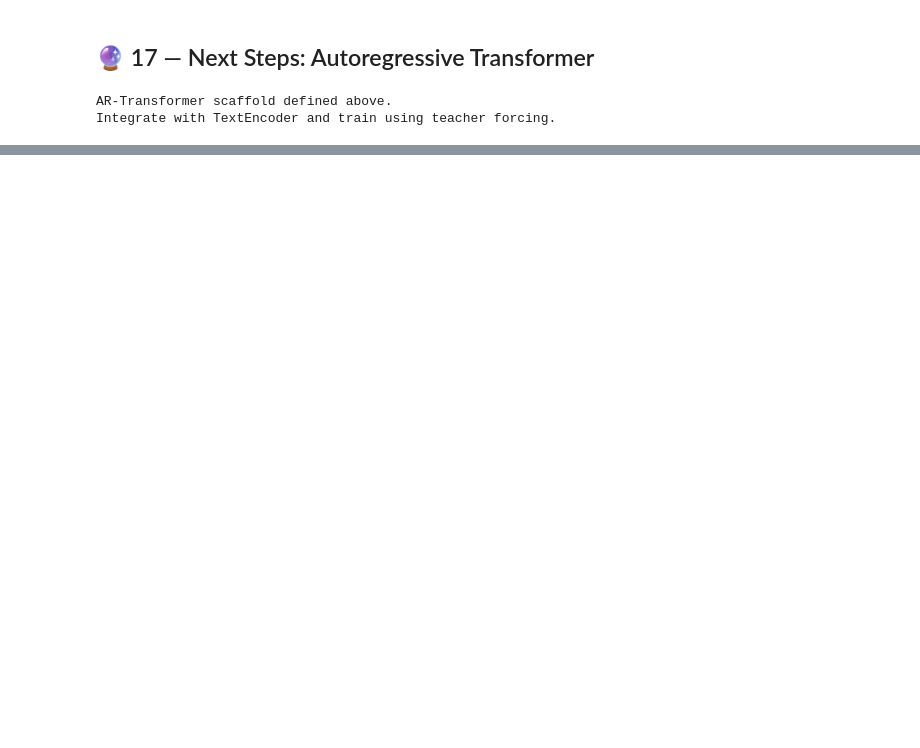
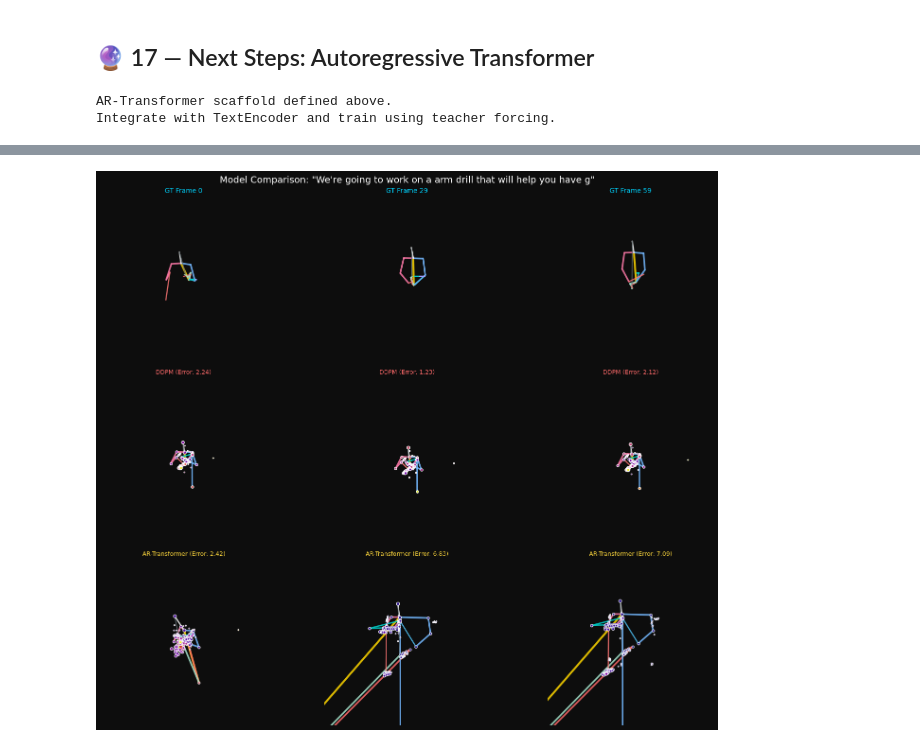
Before and after one commit to sarrazer24/sign-language-production, a Jupyter notebook: phase1_text_to_pose/notebooks/train_b.ipynb, the cells around one changed output, grey strips where cells are left out. Saved outputs shown, nothing was run; the diff lists cells and outputs as text; code cells hidden in the pictures; blank space fills up the shorter version.

Commit message:
Kaggle Notebook | train_b | Version 87

```diff
--- a/phase1_text_to_pose/notebooks/train_b.ipynb
+++ b/phase1_text_to_pose/notebooks/train_b.ipynb
@@ -1689,0 +2236,83 @@ Integrate with TextEncoder and train using teacher forcing.
+# %%
+print("="*60)
+print("🎨 Comparing DDPM (Approach B) vs AR-Transformer (Approach C)")
+print("="*60)
+
+# Load a sample from dev set
+sample_idx = 0
+sample = dev_ds[sample_idx]
+text = sample['text']
+input_ids = sample['input_ids'].unsqueeze(0).to(DEVICE)
+attention_mask = sample['attention_mask'].unsqueeze(0).to(DEVICE)
+n_frames = min(sample['poses'].shape[0], 60)
+
+print(f"Sample text: {text[:100]}...")
+print(f"Number of frames: {n_frames}")
+
+# Generate with DDPM (Approach B)
+model.eval()
+with torch.no_grad():
+    ddpm_poses = model.generate(input_ids, attention_mask, n_frames=n_frames)
+    ddpm_poses = ddpm_poses[0].cpu().numpy()
+
+# Generate with AR-Transformer (Approach C)
+ar_model.eval()
+with torch.no_grad():
+    ar_poses = ar_model.generate(input_ids, attention_mask, n_frames=n_frames, temperature=0.3)
+    ar_poses = ar_poses[0].cpu().numpy()
+
+# Denormalize
+gt_poses = denormalize(sample['poses'][:n_frames].numpy(), stats)
+ddpm_denorm = denormalize(ddpm_poses, stats)
+ar_denorm = denormalize(ar_poses, stats)
+
+# Compute metrics
+ddpm_error = np.linalg.norm(ddpm_denorm - gt_poses, axis=-1).mean()
+ar_error = np.linalg.norm(ar_denorm - gt_poses, axis=-1).mean()
+
+print(f"\n📊 Comparison on sample {sample_idx}:")
+print(f"  DDPM MPJPE:        {ddpm_error:.4f}")
+print(f"  AR-Transformer MPJPE: {ar_error:.4f}")
+print(f"  Improvement:       {(ddpm_error - ar_error) / ddpm_error * 100:.1f}%")
+
+# Visualize side by side
+fig, axes = plt.subplots(3, 3, figsize=(15, 12), facecolor='#0d0d0d')
+fig.suptitle(f'Model Comparison: "{text[:60]}"', fontsize=14, color='white')
+
+frame_indices = np.linspace(0, n_frames-1, 3, dtype=int)
+
+for col, fi in enumerate(frame_indices):
+    # Compute limits
+    all_poses_frame = [gt_poses[fi], ddpm_denorm[fi], ar_denorm[fi]]
+    all_x = []
+    all_y = []
+    for poses in all_poses_frame:
+        all_x.extend(poses[:, 0])
+        all_y.extend(-poses[:, 1])
+    xm, ym = np.mean(all_x), np.mean(all_y)
+    spread = max(np.std(all_x) * 2, np.std(all_y) * 2, 0.8)
+    lims = (xm, ym, spread)
+
+    # Ground Truth
+    ax = axes[0, col]
+    plot_body_skeleton(ax, gt_poses[fi], lims)
+    ax.set_title(f'GT Frame {fi}', color='#00d4ff', fontsize=10)
+
+    # DDPM
+    ax = axes[1, col]
+    plot_body_skeleton(ax, ddpm_denorm[fi], lims, gt_frame=gt_poses[fi])
+    ax.set_title(f'DDPM (Error: {np.linalg.norm(ddpm_denorm[fi] - gt_poses[fi]):.2f})',
+                color='#ff6b6b', fontsize=9)
+
+    # AR-Transformer
+    ax = axes[2, col]
+    plot_body_skeleton(ax, ar_denorm[fi], lims, gt_frame=gt_poses[fi])
+    ax.set_title(f'AR-Transformer (Error: {np.linalg.norm(ar_denorm[fi] - gt_poses[fi]):.2f})',
+                color='#ffd93d', fontsize=9)
+
+plt.tight_layout()
+plt.savefig('/kaggle/working/model_comparison.png', dpi=150, bbox_inches='tight', facecolor='#0d0d0d')
+plt.show()
+
+print("\n✅ Comparison saved to /kaggle/working/model_comparison.png")
+# %% [output]
@@ -1689,0 +2329 @@ Integrate with TextEncoder and train using teacher forcing.
+[figure, added]
```
Also changed, not shown: parts of 13 cells of this notebook.
